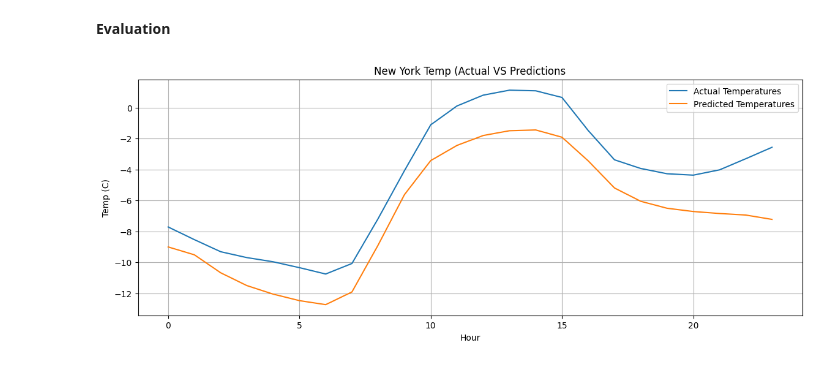
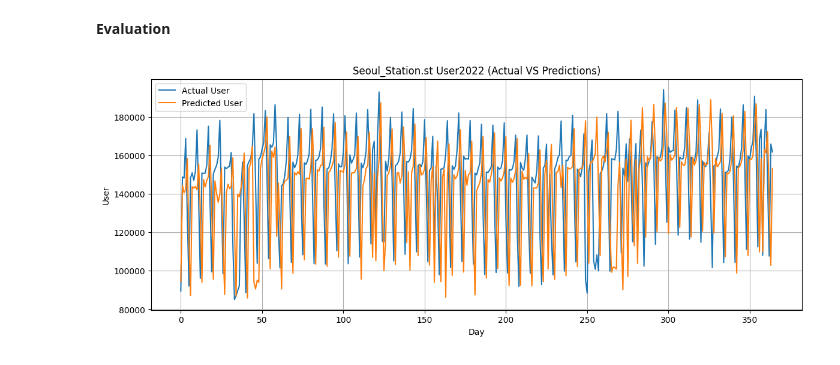
Before and after one commit to DKL1231/sbw_predict, a Jupyter notebook: myLSTM.ipynb, the cells around one changed output. Drawn from its saved outputs; the diff is of its cells as text; code cells hidden in the pictures.

```diff
--- a/myLSTM.ipynb
+++ b/myLSTM.ipynb
@@ -125,9 +89,8 @@ tensor([0.8746, 0.8642, 0.8523, 0.8456, 0.8452, 0.8519, 0.8609, 0.8783, 0.8951,
 # %%
-WS = 24        # [1,2,3,...,24] ---> [25]  / [2,3,4,...,25] ---> [26]
+WS = 365        # [1,2,3,...,24] ---> [25]  / [2,3,4,...,25] ---> [26]
 X_train = []
 y_train = []
 
 for i in range(len(train_N)-WS):
   X_train.append(train_N[i:i+WS]) # train_N[1:25]
   y_train.append(train_N[i+WS:i+WS+1]) # train_N[25:26]
-  print(train_N[i+WS:i+WS+1])
@@ -190,11 +135,11 @@ class LSTM(nn.Module):
 model = LSTM()
 # %%
 criterion = nn.MSELoss()
-optimizer = torch.optim.Adam(model.parameters(),lr = 0.001)
+optimizer = torch.optim.Adam(model.parameters(),lr = 0.005)
 # %% [markdown]
 **Training Stage**
 # %%
-epochs = 50
+epochs = 30
 
 for i in range(epochs):
   optimizer.zero_grad()
@@ -233,7 +175,7 @@ preds = train_N[-WS:].tolist()
 
 model.eval()
 
-for i in range(24):
+for i in range(30):
   seq = torch.Tensor(preds[-WS:])
   with torch.no_grad():
     preds.append(model(seq).item())
@@ -290,16 +246,16 @@ array([ -7.72,  -8.54,  -9.32,  -9.7 ,  -9.97, -10.35, -10.76, -10.08,
 **Evaluation**
 # %%
 plt.figure(figsize=(14,5))
-plt.plot(test,label='Actual Temperatures')
-plt.plot(predictions, label = 'Predicted Temperatures')
+plt.plot(test,label='Actual User')
+plt.plot(predictions, label = 'Predicted User')
 plt.grid()
-plt.title('New York Temp (Actual VS Predictions')
-plt.xlabel('Hour')
-plt.ylabel('Temp (C)')
+plt.title('Seoul_Station.st User2022 (Actual VS Predictions)')
+plt.xlabel('Day')
+plt.ylabel('User')
 plt.legend()
 plt.show()
 # %% [output]
-[figure, old version]
+[figure, new version]
 # %%
 mae = torch.abs(torch.tensor(predictions)-torch.tensor(test)).mean()
 print('Mean Absolute Error: ',mae.item())
```
Also changed, not shown: parts of 15 cells of this notebook.
